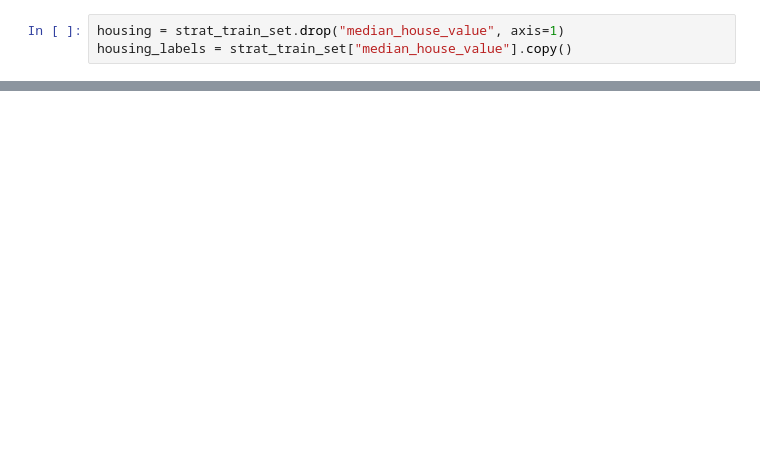
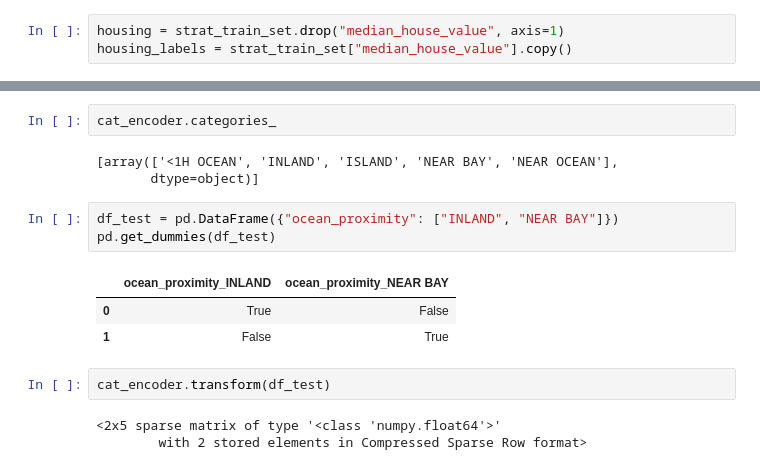
Before and after one commit to krishnassecla/300days_of_machine_learning, a Jupyter notebook: Code/chapter2.ipynb, the cells around one changed output, grey strips where cells are left out. Cells and saved outputs as stored; diff of their text form; blank space fills up the shorter version.

```diff
--- a/Code/chapter2.ipynb
+++ b/Code/chapter2.ipynb
@@ -164,0 +348,17 @@ housing_labels = strat_train_set["median_house_value"].copy()
+# %%
+cat_encoder.categories_
+# %% [output]
+[array(['<1H OCEAN', 'INLAND', 'ISLAND', 'NEAR BAY', 'NEAR OCEAN'],
+       dtype=object)]
+# %%
+df_test = pd.DataFrame({"ocean_proximity": ["INLAND", "NEAR BAY"]})
+pd.get_dummies(df_test)
+# %% [output]
+|  | ocean_proximity_INLAND | ocean_proximity_NEAR BAY |
+| 0 | True | False |
+| 1 | False | True |
+# %%
+cat_encoder.transform(df_test)
+# %% [output]
+<2x5 sparse matrix of type '<class 'numpy.float64'>'
+        with 2 stored elements in Compressed Sparse Row format>
```
Also changed, not shown: parts of 35 cells of this notebook, 2 other files.
